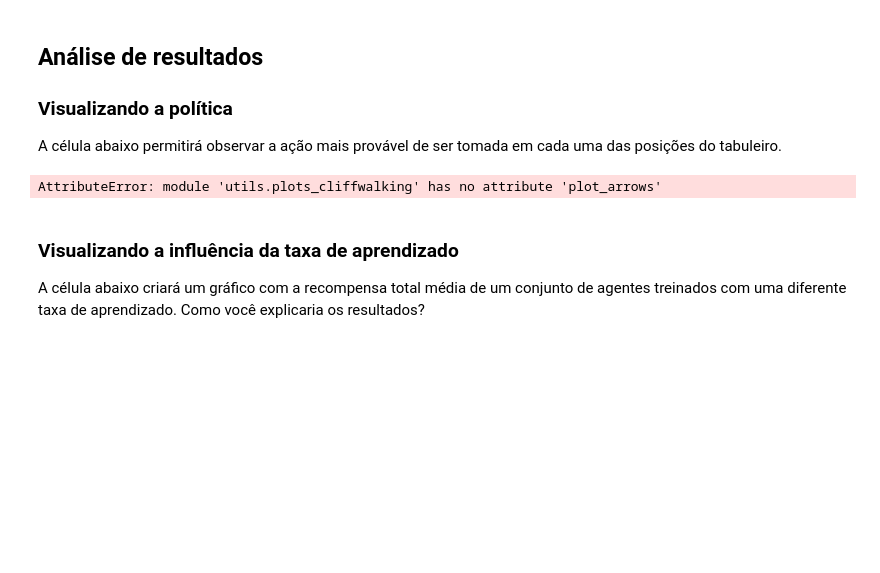
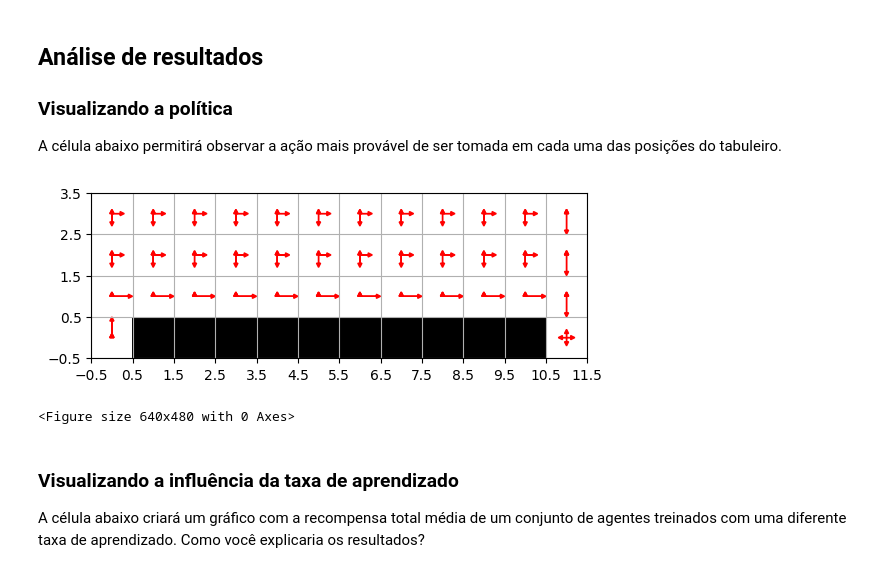
Before and after one commit to viniandrs/rl_implementations, a Jupyter notebook: qlearning_cliffwalking.ipynb, the cells around one changed output. Saved outputs shown, nothing was run; the diff lists cells and outputs as text; code cells hidden in the pictures; blank space fills up the shorter version.

```diff
--- a/qlearning_cliffwalking.ipynb
+++ b/qlearning_cliffwalking.ipynb
@@ -170,9 +170,10 @@ test(gym.make('CliffWalking-v0', render_mode="human"), trained_q_table)
 A célula abaixo permitirá observar a ação mais provável de ser tomada em cada uma das posições do tabuleiro.
 # %%
 reload(plots)
-plots.plot_arrows(trained_q_table)
+plots.plot_arrows_from_qtable(trained_q_table)
 # %% [output]
+[figure, added]
-AttributeError: module 'utils.plots_cliffwalking' has no attribute 'plot_arrows'
+<Figure size 640x480 with 0 Axes>
 # %% [markdown]
 ### Visualizando a influência da taxa de aprendizado
 
```
Also changed, not shown: parts of 7 cells of this notebook, 3 other files.
